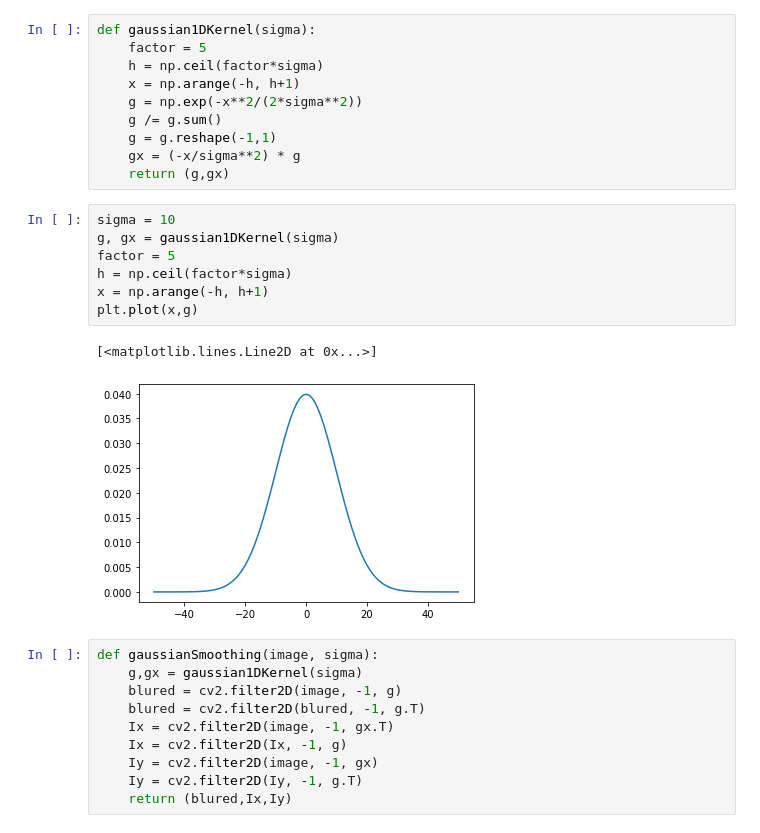
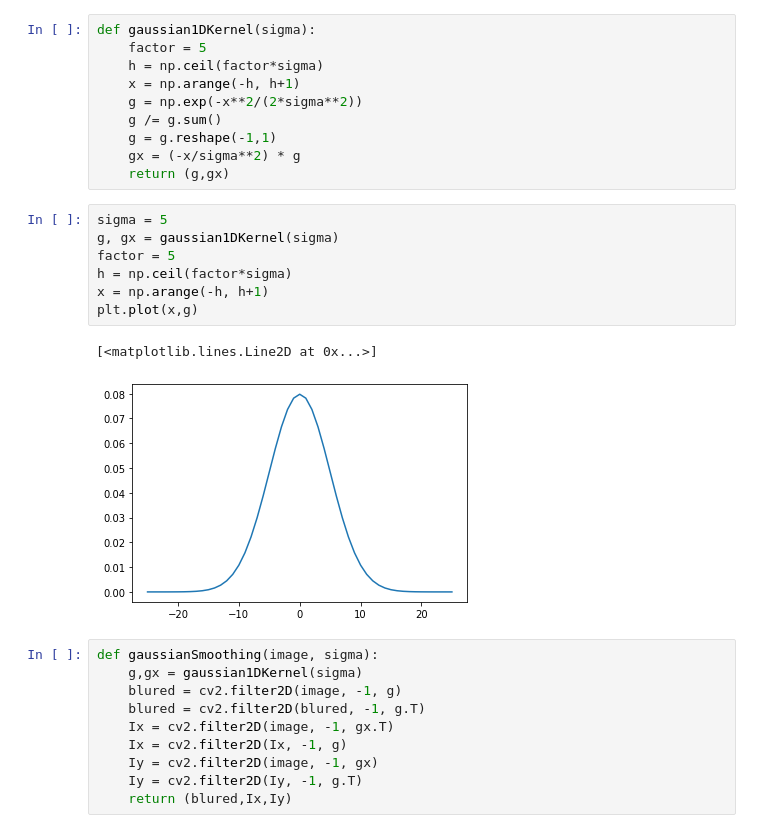
Before and after one commit to gitglob/02504-Computer-Vision, a Jupyter notebook: ex6.ipynb, the cells around one changed output. Drawn from its saved outputs; the diff is of its cells as text.

```diff
--- a/ex6.ipynb
+++ b/ex6.ipynb
@@ -13,15 +13,15 @@ def gaussian1DKernel(sigma):
     gx = (-x/sigma**2) * g
     return (g,gx)
 # %%
-sigma = 10
+sigma = 5
 g, gx = gaussian1DKernel(sigma)
 factor = 5
 h = np.ceil(factor*sigma)
 x = np.arange(-h, h+1)
 plt.plot(x,g)
 # %% [output]
 [<matplotlib.lines.Line2D at 0x...>]
-[figure, old version]
+[figure, new version]
 # %%
 def gaussianSmoothing(image, sigma):
     g,gx = gaussian1DKernel(sigma)
```
Also changed, not shown: parts of 12 cells of this notebook, 16 other files.
